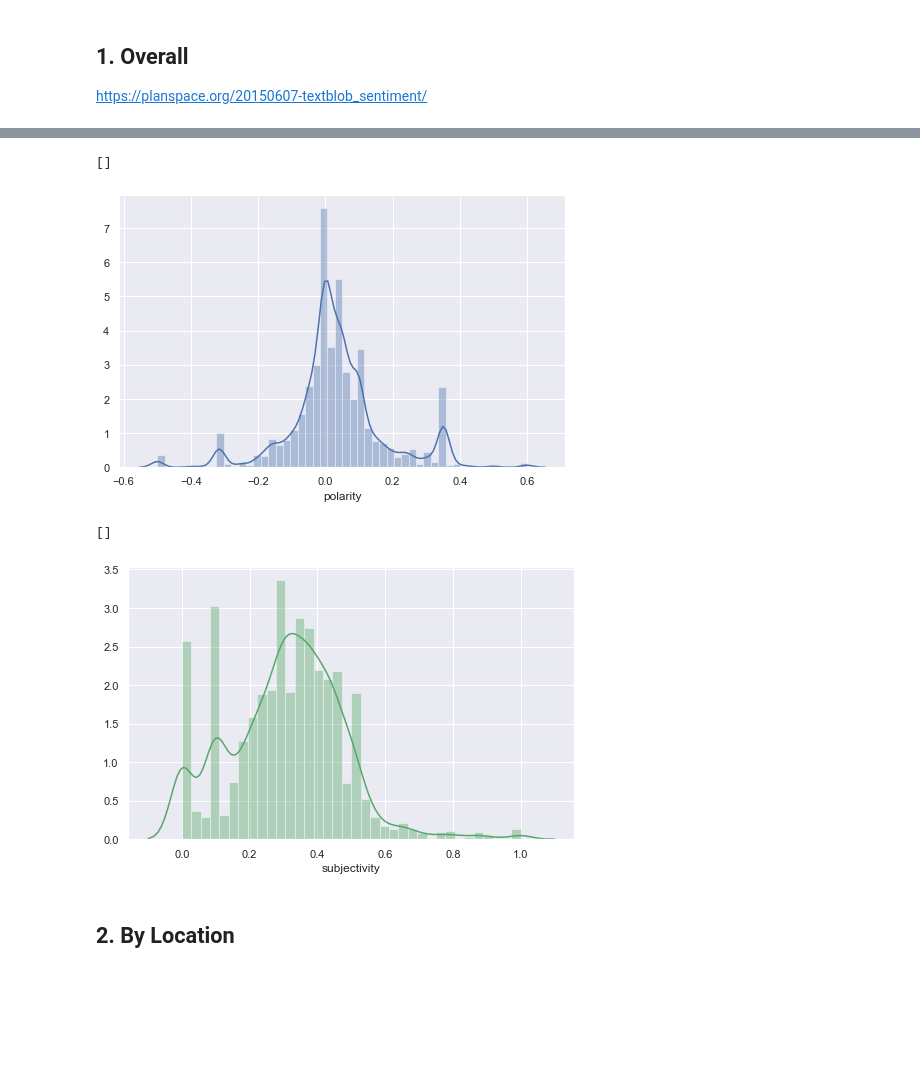
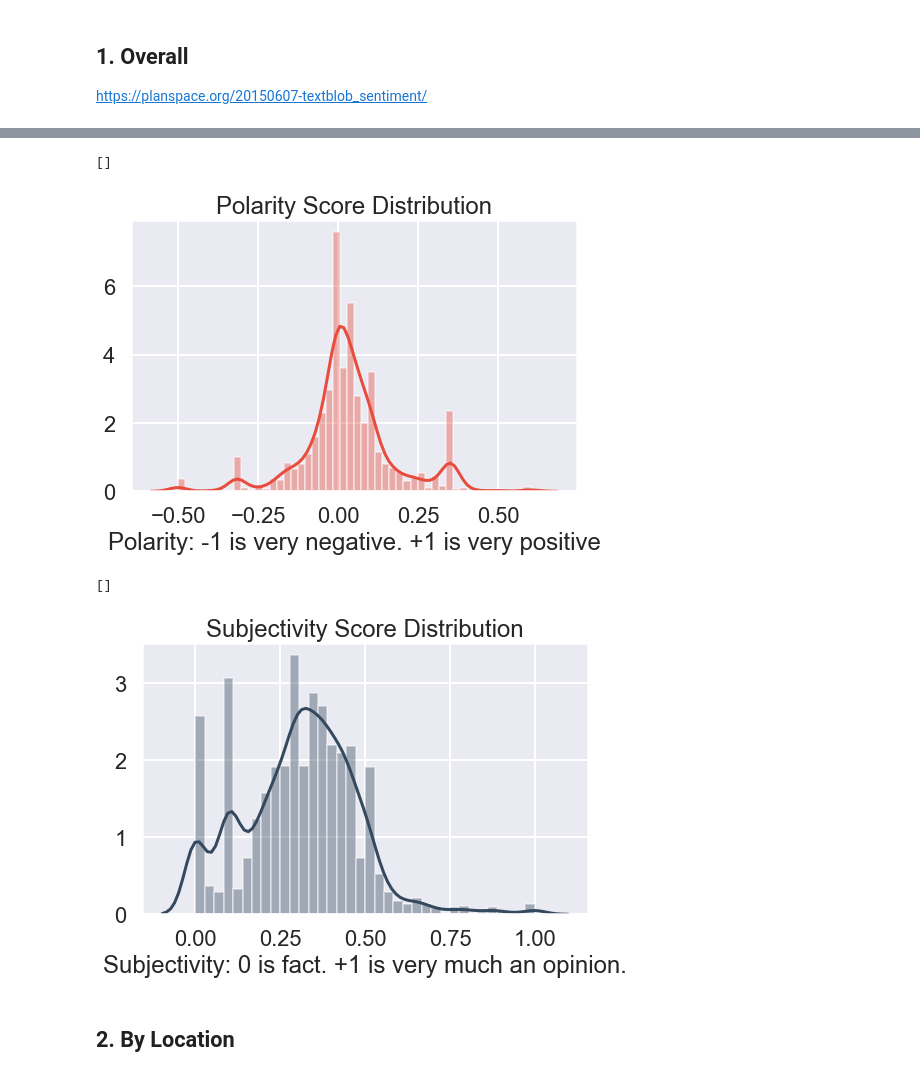
Before and after one commit to ilovemanu/19fall-GQP, a Jupyter notebook: exploratory data analysis/2sentimental_analysis.ipynb, the cells around one changed output, grey strips where cells are left out. Cells and saved outputs as stored; diff of their text form; code cells hidden in the pictures; blank space fills up the shorter version.

```diff
--- a/exploratory data analysis/2sentimental_analysis.ipynb
+++ b/exploratory data analysis/2sentimental_analysis.ipynb
@@ -12,11 +12,11 @@ pd.set_option('max_colwidth',100)
 np.set_printoptions(threshold=np.inf)
 np.set_printoptions(linewidth=100)
 # %%
-df1 = pd.read_csv('data/non.csv')
+df1 = pd.read_csv('../data/non.csv')
 df1['source'] = 'NONs'
-df2 = pd.read_csv('data/acop.csv')
+df2 = pd.read_csv('../data/acop.csv')
 df2['source'] = 'ACOPs'
-df3 = pd.read_csv('data/uao.csv')
+df3 = pd.read_csv('../data/uao.csv')
 df3['source'] = 'UAOs'
 
 df = pd.concat([df1, df2, df3])
@@ -52,19 +52,25 @@ df.head()
 # %%
 sns.set(style="darkgrid")
+sns.set_context("poster")
 
 plt.figure(figsize=(8, 5))
-sns.distplot(df['polarity'], color='b')
+sns.distplot(df['polarity'], color="#e74c3c")
+plt.title("Polarity Score Distribution")
+plt.xlabel("Polarity: -1 is very negative. +1 is very positive")
 plt.plot()
 # %% [output]
 []
-[figure, old version]
+[figure, new version]
 # %%
 plt.figure(figsize=(8, 5))
-sns.distplot(df['subjectivity'], color='g')
+sns.distplot(df['subjectivity'], color="#34495e")
+plt.title("Subjectivity Score Distribution")
+plt.xlabel("Subjectivity: 0 is fact. +1 is very much an opinion.")
+
 plt.plot()
 # %% [output]
 []
-[figure, old version]
+[figure, new version]
 # %% [markdown]
 ## 2. By Location
 # %%
```
Also changed, not shown: parts of 3 cells of this notebook, 2 other files.
